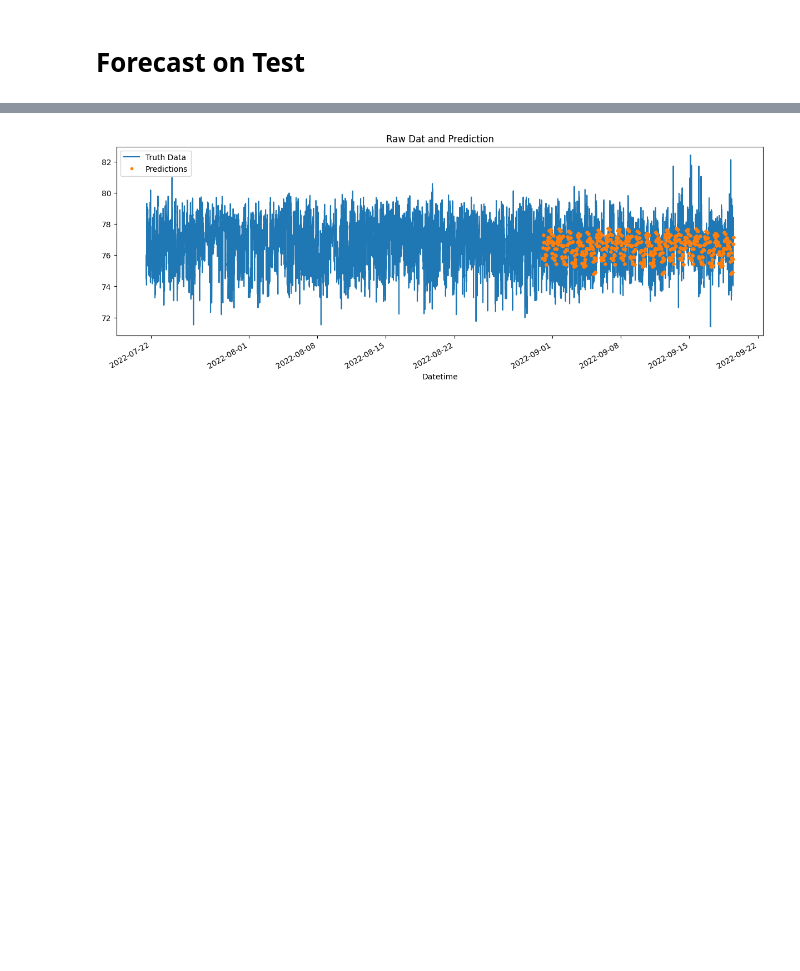
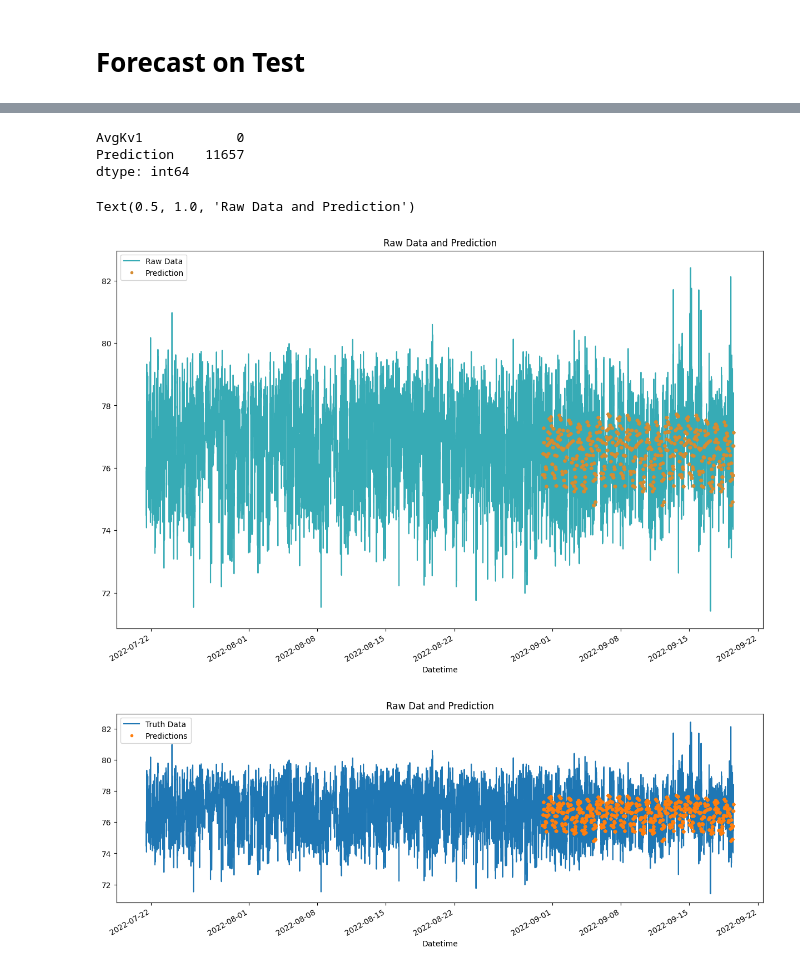
Before and after one commit to Winfry/PowerPredictionKe, a Jupyter notebook: RabaiPower.ipynb, the cells around one changed output, grey strips where cells are left out. Saved outputs shown, nothing was run; the diff lists cells and outputs as text; code cells hidden in the pictures; blank space fills up the shorter version.

```diff
--- a/RabaiPower.ipynb
+++ b/RabaiPower.ipynb
@@ -324,3 +343,17 @@ fea.sort_values('Importance').plot(kind='barh',color=color_pal[4],title='Feature
+# %%
+df.isnull().sum()
+# %% [output]
+AvgKv1            0
+Prediction    11657
+dtype: int64
+# %%
+ax = df['AvgKv1'].plot(figsize=(15,10),color=color_pal[5])
+df['Prediction'].plot(ax=ax, style='.',color=color_pal[1])
+plt.legend(['Raw Data','Prediction'])
+ax.set_title('Raw Data and Prediction')
+# %% [output]
+Text(0.5, 1.0, 'Raw Data and Prediction')
+[figure, added]
 # %%
 test['prediction'] = reg.predict(X_test)
 df = dfr.merge(test[['prediction']], how='left', left_index=True, right_index=True)
```
Also changed, not shown: parts of 2 cells of this notebook.
